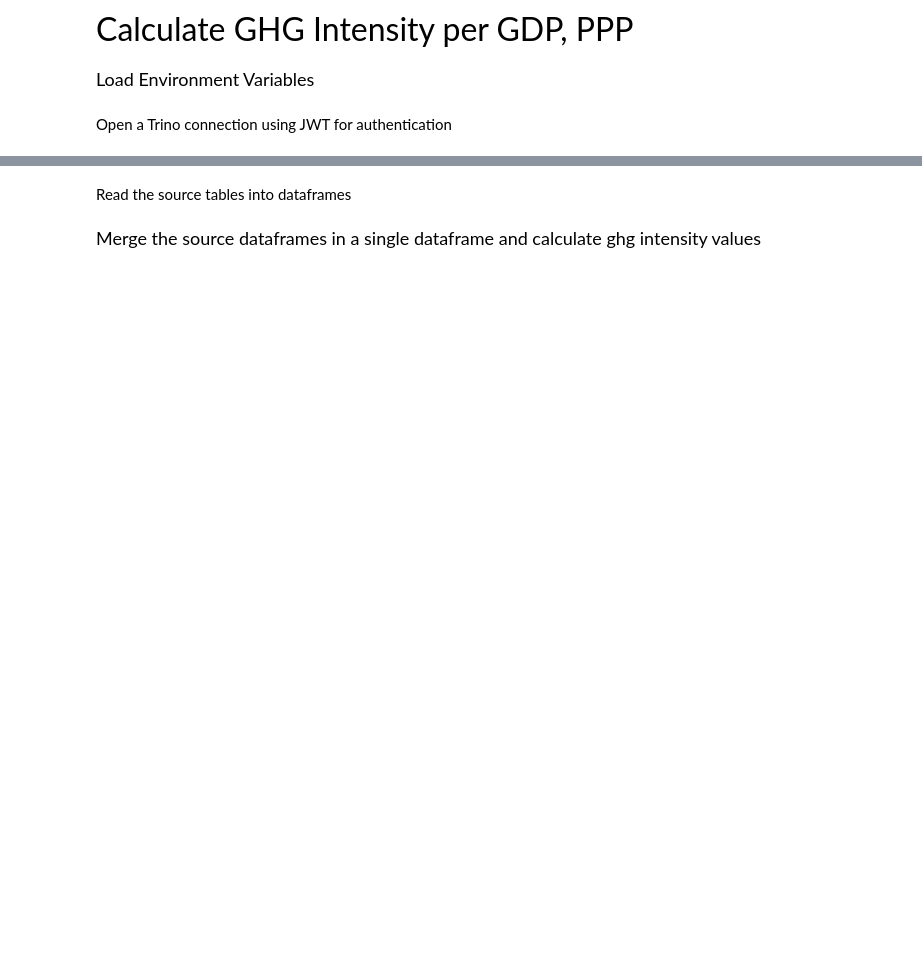
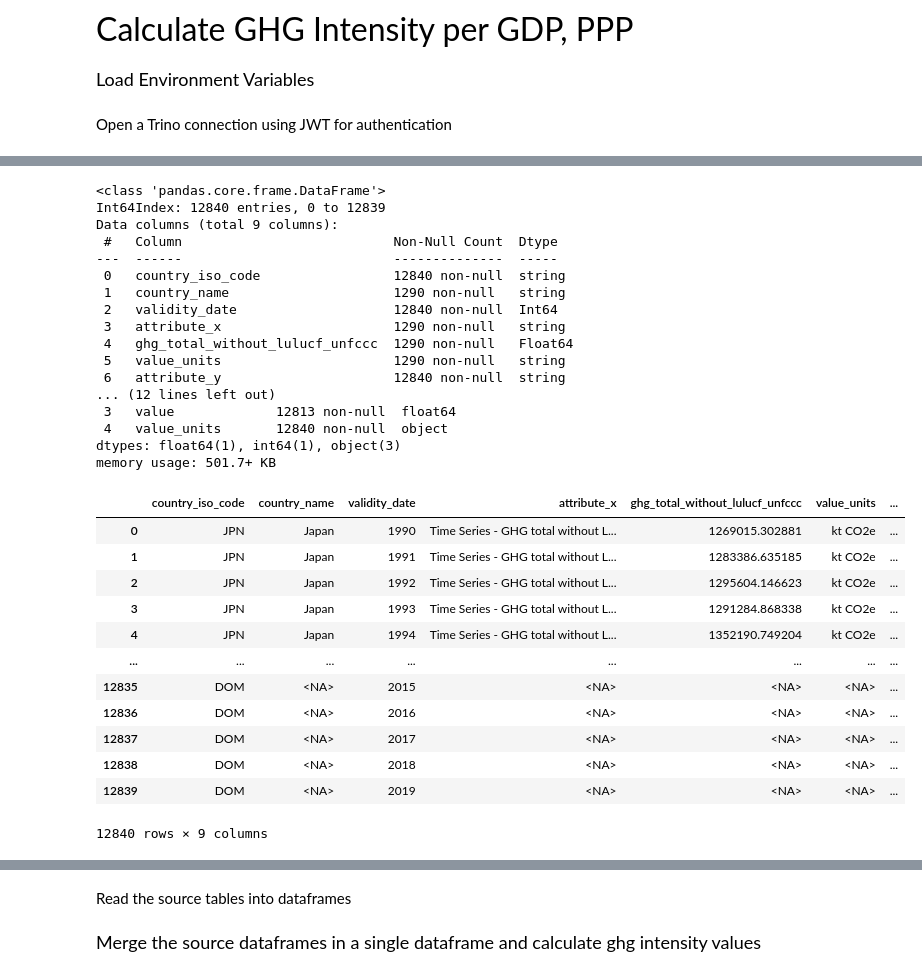
Before and after one commit to os-climate/PCAF-sovereign-footprint, a Jupyter notebook: notebooks/calc_UNFCCC_sovereign_emissions.ipynb, the cells around one changed output, grey strips where cells are left out. Saved outputs shown, nothing was run; the diff lists cells and outputs as text; code cells hidden in the pictures; blank space fills up the shorter version.

```diff
--- a/notebooks/calc_UNFCCC_sovereign_emissions.ipynb
+++ b/notebooks/calc_UNFCCC_sovereign_emissions.ipynb
@@ -148,0 +188,48 @@ memory usage: 88.7 KB
+# %%
+df_primap = pd.read_sql(sql, engine)
+#df_primap['value_units'] = 'kt CO2'
+#df_primap = requantify_df(df_primap).convert_dtypes()
+# convert to CO2 units to t
+#df_primap['value'] = df_primap['value'].pint.to("t CO2e")
+df_primap
+
+
+#df2 = pd.merge(df2,df_essd,on=['country_iso_code','validity_date'],how='outer')
+#df2.rename(columns={"value": "ghg_total_without_lulucf", "total": "ghg_total_without_lulucf_essd"},inplace=True)
+df2 = pd.merge(df2,df_primap,on=['country_iso_code','validity_date'],how='outer')
+df2.rename(columns={"value_units_x":"value_units","value_x": "ghg_total_without_lulucf_unfccc","value_y": "ghg_total_without_lulucf_primap"},inplace=True)
+df2=df2.convert_dtypes()
+df2.info(verbose=True)
+df_primap.info(verbose=True)
+df2
+# %% [output]
+<class 'pandas.core.frame.DataFrame'>
+Int64Index: 12840 entries, 0 to 12839
+Data columns (total 9 columns):
+ #   Column                           Non-Null Count  Dtype
+---  ------                           --------------  -----
+ 0   country_iso_code                 12840 non-null  string
+ 1   country_name                     1290 non-null   string
+ 2   validity_date                    12840 non-null  Int64
+ 3   attribute_x                      1290 non-null   string
+ 4   ghg_total_without_lulucf_unfccc  1290 non-null   Float64
+ 5   value_units                      1290 non-null   string
+ 6   attribute_y                      12840 non-null  string
+... (12 lines left out)
+ 3   value             12813 non-null  float64
+ 4   value_units       12840 non-null  object
+dtypes: float64(1), int64(1), object(3)
+memory usage: 501.7+ KB
+|  | country_iso_code | country_name | validity_date | attribute_x | ghg_total_without_lulucf_unfccc | value_units | ... |
+| 0 | JPN | Japan | 1990 | Time Series - GHG total without L... | 1269015.302881 | kt CO2e | ... |
+| 1 | JPN | Japan | 1991 | Time Series - GHG total without L... | 1283386.635185 | kt CO2e | ... |
+| 2 | JPN | Japan | 1992 | Time Series - GHG total without L... | 1295604.146623 | kt CO2e | ... |
+| 3 | JPN | Japan | 1993 | Time Series - GHG total without L... | 1291284.868338 | kt CO2e | ... |
+| 4 | JPN | Japan | 1994 | Time Series - GHG total without L... | 1352190.749204 | kt CO2e | ... |
+| ... | ... | ... | ... | ... | ... | ... | ... |
+| 12835 | DOM | <NA> | 2015 | <NA> | <NA> | <NA> | ... |
+| 12836 | DOM | <NA> | 2016 | <NA> | <NA> | <NA> | ... |
+| 12837 | DOM | <NA> | 2017 | <NA> | <NA> | <NA> | ... |
+| 12838 | DOM | <NA> | 2018 | <NA> | <NA> | <NA> | ... |
+| 12839 | DOM | <NA> | 2019 | <NA> | <NA> | <NA> | ... |
+12840 rows × 9 columns
```
Also changed, not shown: parts of 21 cells of this notebook, 2 other files.
